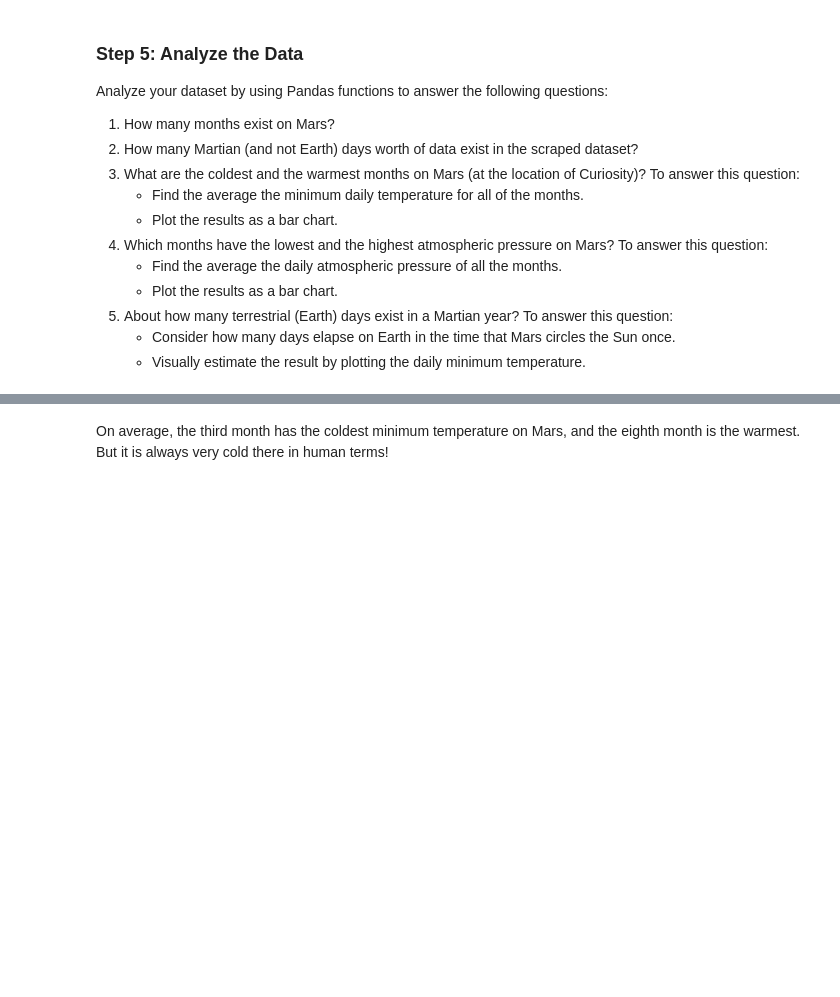
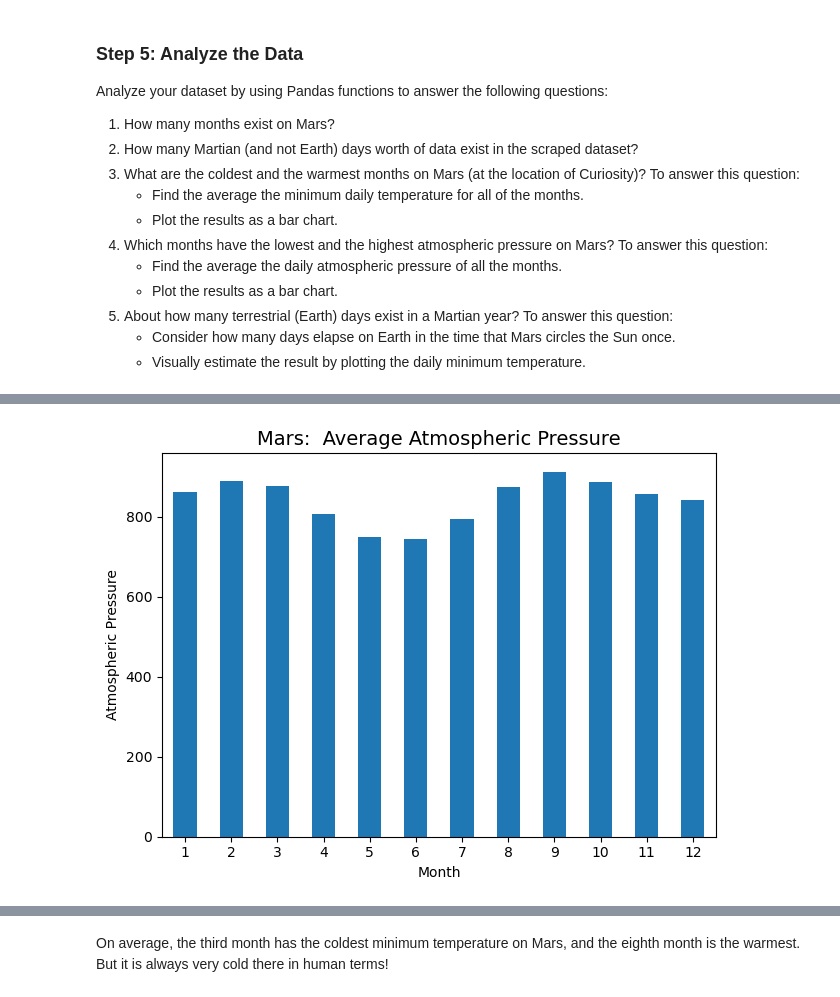
Before and after one commit to byTravis/Module11_Web-Scraping-Challenge, a Jupyter notebook: part_2_mars_weather.ipynb, the cells around one changed output, grey strips where cells are left out. Saved outputs shown, nothing was run; the diff lists cells and outputs as text; code cells hidden in the pictures; blank space fills up the shorter version.

```diff
--- a/part_2_mars_weather.ipynb
+++ b/part_2_mars_weather.ipynb
@@ -175,3 +227,6 @@ Name: min_temp, dtype: float64
 # %%
 # 4. Average pressure by Martian month
+avg_pressure = mars_df.groupby("month")['pressure'].mean()
+avg_pressure = pd.DataFrame(avg_pressure).rename(columns={"pressure" : "avg_pressure"})
+avg_pressure
 # %% [output]
@@ -199,0 +247,16 @@ Name: pressure, dtype: float64
+# %%
+# Plot the average pressure by month
+avg_pressure.plot(kind="bar")
+
+# Style and display plot
+plt.title("Mars:  Average Atmospheric Pressure", fontsize=14)
+plt.xlabel("Month", fontsize = 10)
+plt.ylabel("Atmospheric Pressure", fontsize = 10)
+plt.xticks(rotation="horizontal")
+plt.legend().remove()
+plt.tight_layout()
+
+plt.savefig("images/Mars-Average-Pressure.png")
+plt.show()
+# %% [output]
+[figure, added]
```
Also changed, not shown: parts of 12 cells of this notebook, 5 other files.
